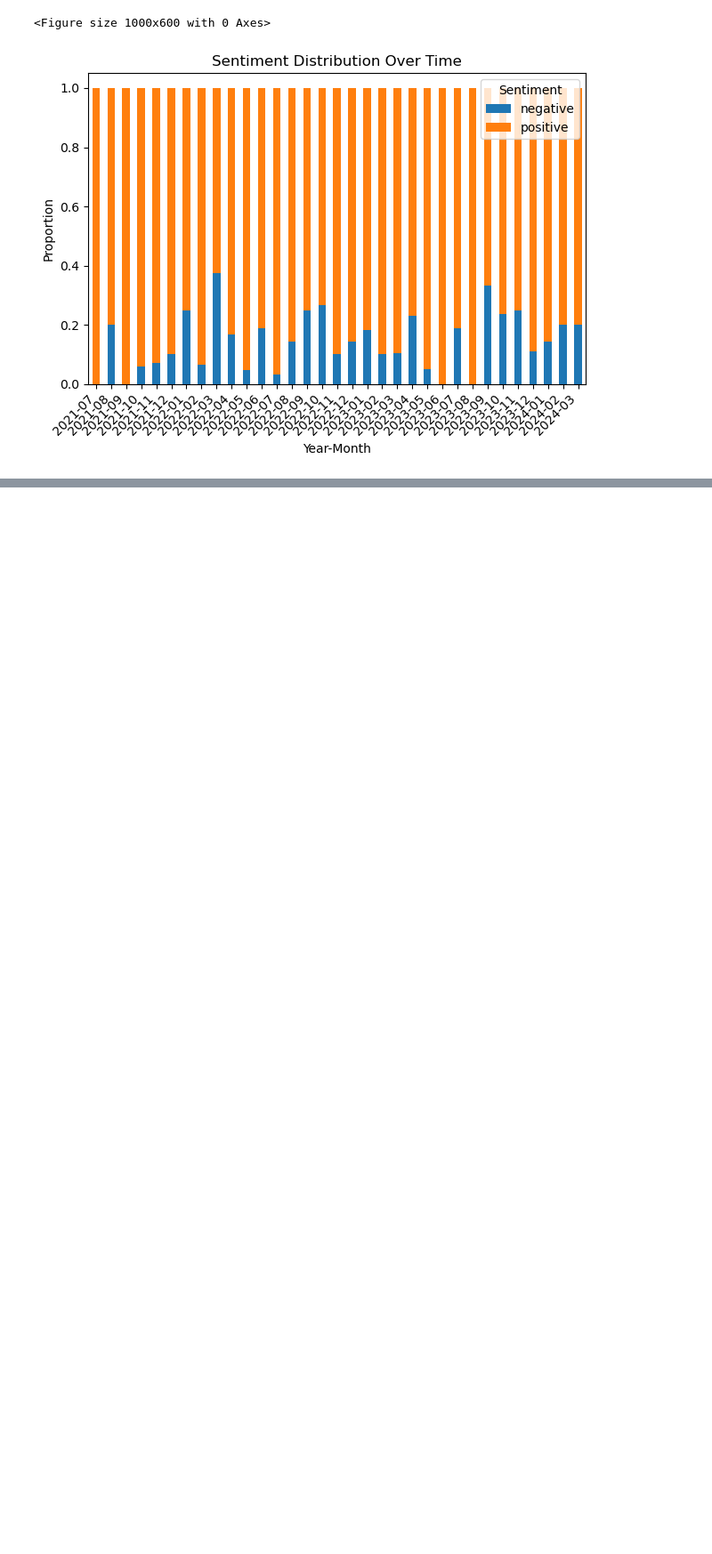
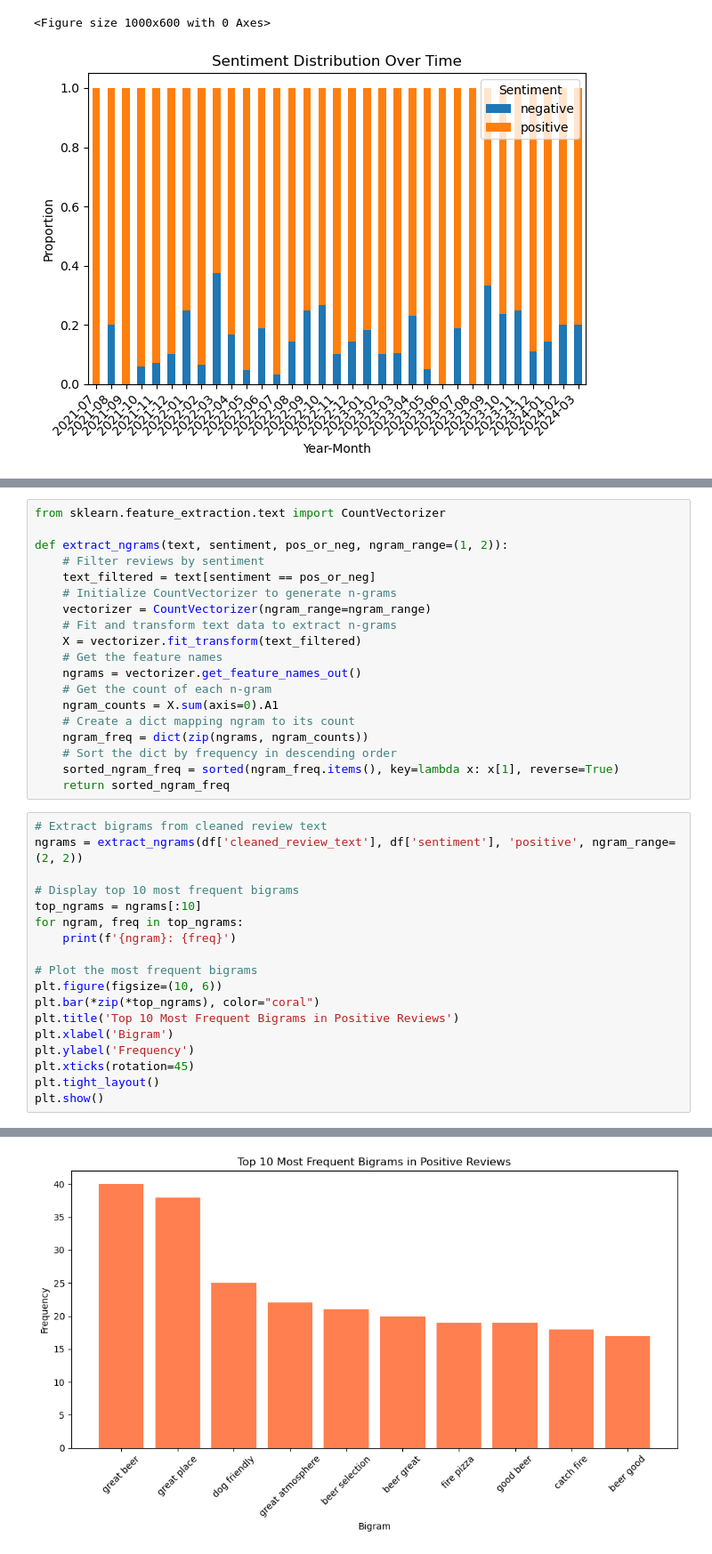
Before and after one commit to cyborgrob/MT_Reviews_SA, a Jupyter notebook: consolidate_reviews.ipynb, the cells around one changed output, grey strips where cells are left out. Shown: that part at 89% size. Cells and saved outputs as stored; diff of their text form; blank space fills up the shorter version.

```diff
--- a/consolidate_reviews.ipynb
+++ b/consolidate_reviews.ipynb
@@ -282,0 +307,38 @@ plt.show()
+# %%
+from sklearn.feature_extraction.text import CountVectorizer
+
+def extract_ngrams(text, sentiment, pos_or_neg, ngram_range=(1, 2)):
+    # Filter reviews by sentiment
+    text_filtered = text[sentiment == pos_or_neg]
+    # Initialize CountVectorizer to generate n-grams
+    vectorizer = CountVectorizer(ngram_range=ngram_range)
+    # Fit and transform text data to extract n-grams
+    X = vectorizer.fit_transform(text_filtered)
+    # Get the feature names
+    ngrams = vectorizer.get_feature_names_out()
+    # Get the count of each n-gram
+    ngram_counts = X.sum(axis=0).A1
+    # Create a dict mapping ngram to its count
+    ngram_freq = dict(zip(ngrams, ngram_counts))
+    # Sort the dict by frequency in descending order
+    sorted_ngram_freq = sorted(ngram_freq.items(), key=lambda x: x[1], reverse=True)
+    return sorted_ngram_freq
+# %%
+# Extract bigrams from cleaned review text
+ngrams = extract_ngrams(df['cleaned_review_text'], df['sentiment'], 'positive', ngram_range=(2, 2))
+
+# Display top 10 most frequent bigrams
+top_ngrams = ngrams[:10]
+for ngram, freq in top_ngrams:
+    print(f'{ngram}: {freq}')
+
+# Plot the most frequent bigrams
+plt.figure(figsize=(10, 6))
+plt.bar(*zip(*top_ngrams), color="coral")
+plt.title('Top 10 Most Frequent Bigrams in Positive Reviews')
+plt.xlabel('Bigram')
+plt.ylabel('Frequency')
+plt.xticks(rotation=45)
+plt.tight_layout()
+plt.show()
+# %% [output]
@@ -282,0 +355 @@ plt.show()
+[figure, added]
```
Also changed, not shown: parts of 14 cells of this notebook.
